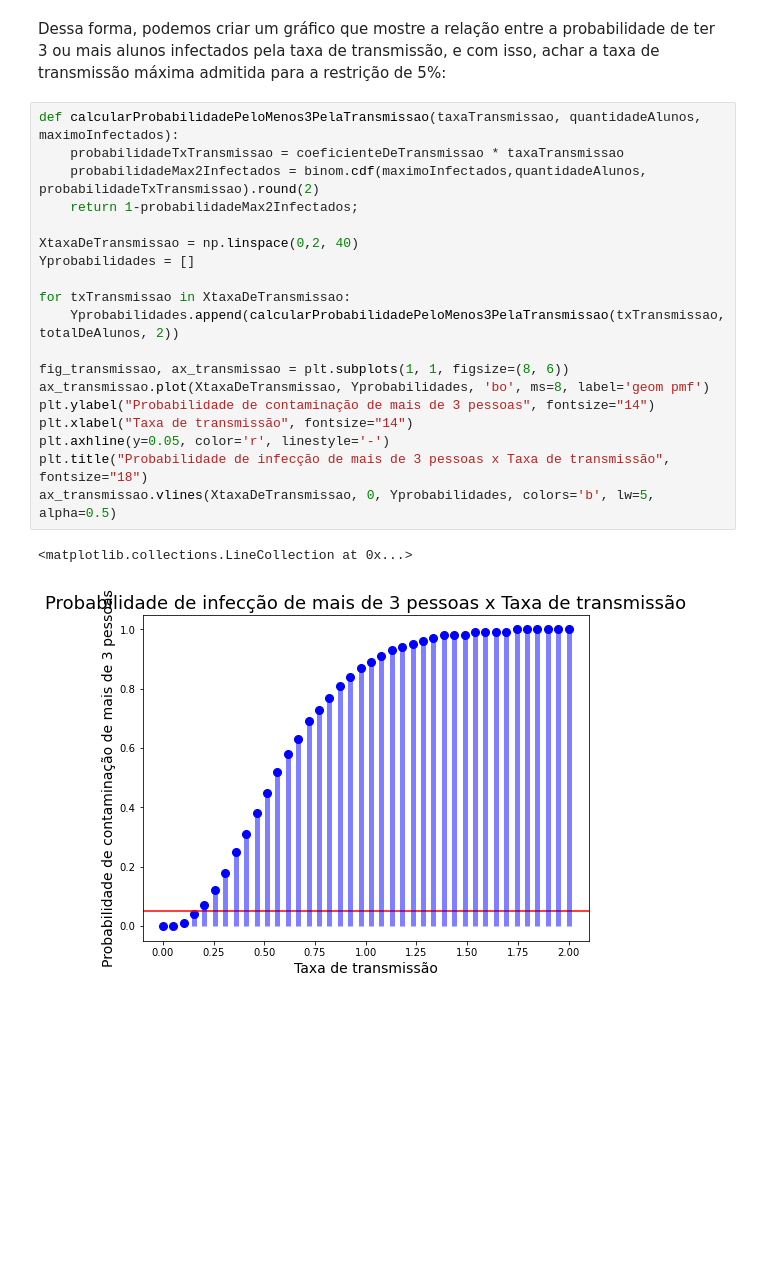
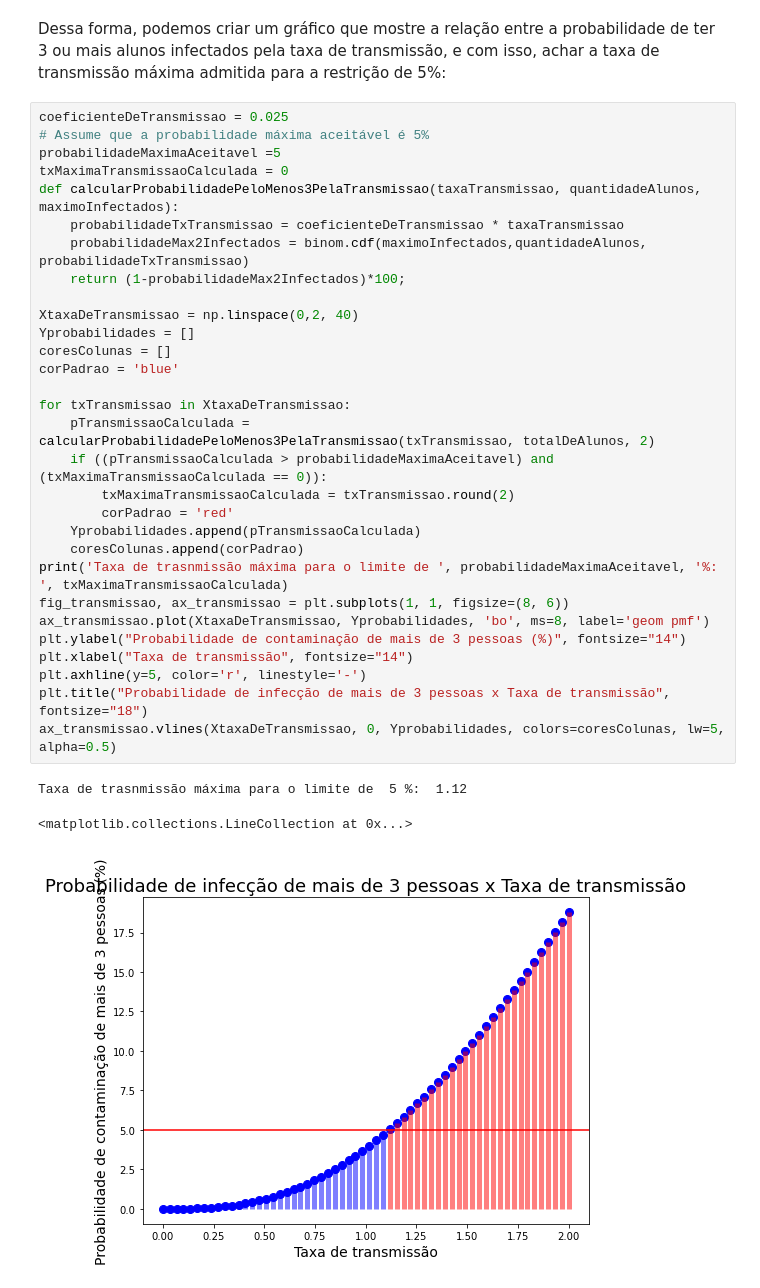
Before and after one commit to demetriusjube/ppca-aedi, a Jupyter notebook: distribuicao-binomial/probabilidade-covid.ipynb, the cells around one changed output. Saved outputs shown, nothing was run; the diff lists cells and outputs as text; blank space fills up the shorter version.

```diff
--- a/distribuicao-binomial/probabilidade-covid.ipynb
+++ b/distribuicao-binomial/probabilidade-covid.ipynb
@@ -99,24 +87,36 @@ Coeficiente de transmissão calculado:  0.16
 # %% [markdown]
 Dessa forma, podemos criar um gráfico que mostre a relação entre a probabilidade de ter 3 ou mais alunos infectados pela taxa de transmissão, e com isso, achar a taxa de transmissão máxima admitida para a restrição de 5%:
 # %%
+coeficienteDeTransmissao = 0.025
+# Assume que a probabilidade máxima aceitável é 5%
+probabilidadeMaximaAceitavel =5
+txMaximaTransmissaoCalculada = 0
 def calcularProbabilidadePeloMenos3PelaTransmissao(taxaTransmissao, quantidadeAlunos, maximoInfectados):
     probabilidadeTxTransmissao = coeficienteDeTransmissao * taxaTransmissao
-    probabilidadeMax2Infectados = binom.cdf(maximoInfectados,quantidadeAlunos, probabilidadeTxTransmissao).round(2)
-    return 1-probabilidadeMax2Infectados;
+    probabilidadeMax2Infectados = binom.cdf(maximoInfectados,quantidadeAlunos, probabilidadeTxTransmissao)
+    return (1-probabilidadeMax2Infectados)*100;
 
 XtaxaDeTransmissao = np.linspace(0,2, 40)
 Yprobabilidades = []
+coresColunas = []
+corPadrao = 'blue'
 
 for txTransmissao in XtaxaDeTransmissao:
-    Yprobabilidades.append(calcularProbabilidadePeloMenos3PelaTransmissao(txTransmissao, totalDeAlunos, 2))
-
+    pTransmissaoCalculada = calcularProbabilidadePeloMenos3PelaTransmissao(txTransmissao, totalDeAlunos, 2)
+    if ((pTransmissaoCalculada > probabilidadeMaximaAceitavel) and (txMaximaTransmissaoCalculada == 0)):
+        txMaximaTransmissaoCalculada = txTransmissao.round(2)
+        corPadrao = 'red'
+    Yprobabilidades.append(pTransmissaoCalculada)
+    coresColunas.append(corPadrao)
+print('Taxa de trasnmissão máxima para o limite de ', probabilidadeMaximaAceitavel, '%: ', txMaximaTransmissaoCalculada)
 fig_transmissao, ax_transmissao = plt.subplots(1, 1, figsize=(8, 6))
 ax_transmissao.plot(XtaxaDeTransmissao, Yprobabilidades, 'bo', ms=8, label='geom pmf')
-plt.ylabel("Probabilidade de contaminação de mais de 3 pessoas", fontsize="14")
+plt.ylabel("Probabilidade de contaminação de mais de 3 pessoas (%)", fontsize="14")
 plt.xlabel("Taxa de transmissão", fontsize="14")
-plt.axhline(y=0.05, color='r', linestyle='-')
+plt.axhline(y=5, color='r', linestyle='-')
 plt.title("Probabilidade de infecção de mais de 3 pessoas x Taxa de transmissão", fontsize="18")
-ax_transmissao.vlines(XtaxaDeTransmissao, 0, Yprobabilidades, colors='b', lw=5, alpha=0.5)
+ax_transmissao.vlines(XtaxaDeTransmissao, 0, Yprobabilidades, colors=coresColunas, lw=5, alpha=0.5)
 # %% [output]
-<matplotlib.collections.LineCollection at 0x...>
+Taxa de trasnmissão máxima para o limite de  5 %:  1.12
+<matplotlib.collections.LineCollection at 0x...>
-[figure, old version]
+[figure, new version]
```
Also changed, not shown: parts of 4 cells of this notebook.
